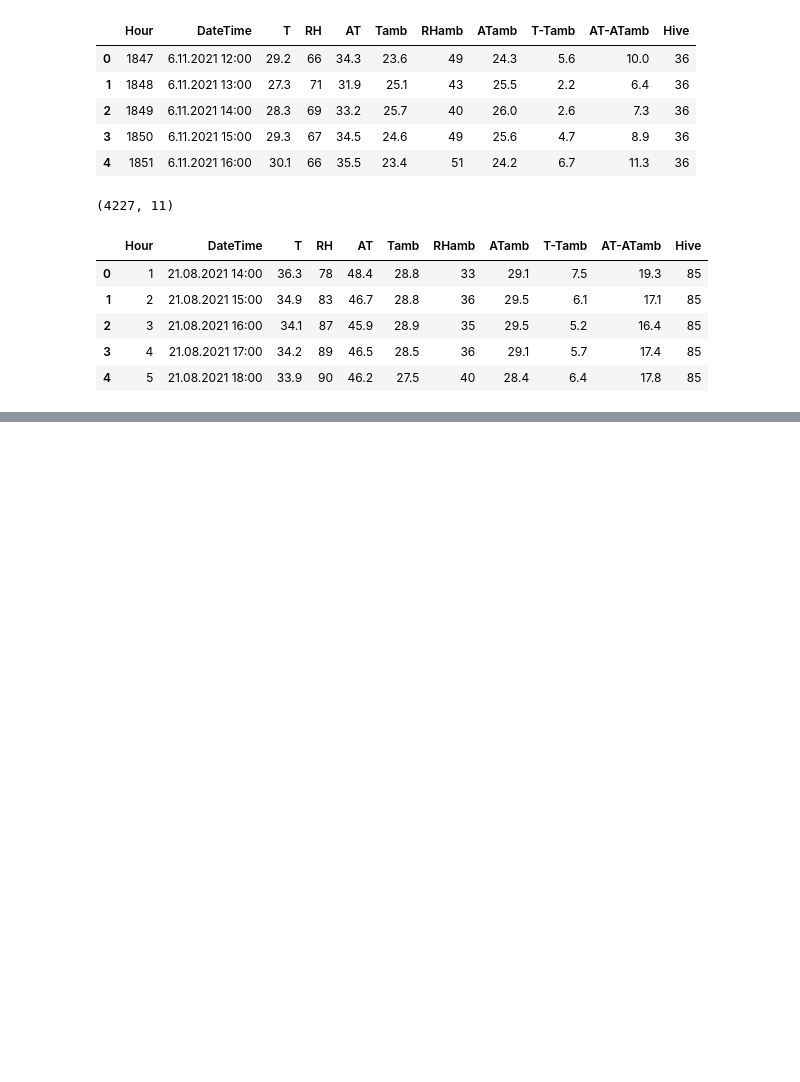
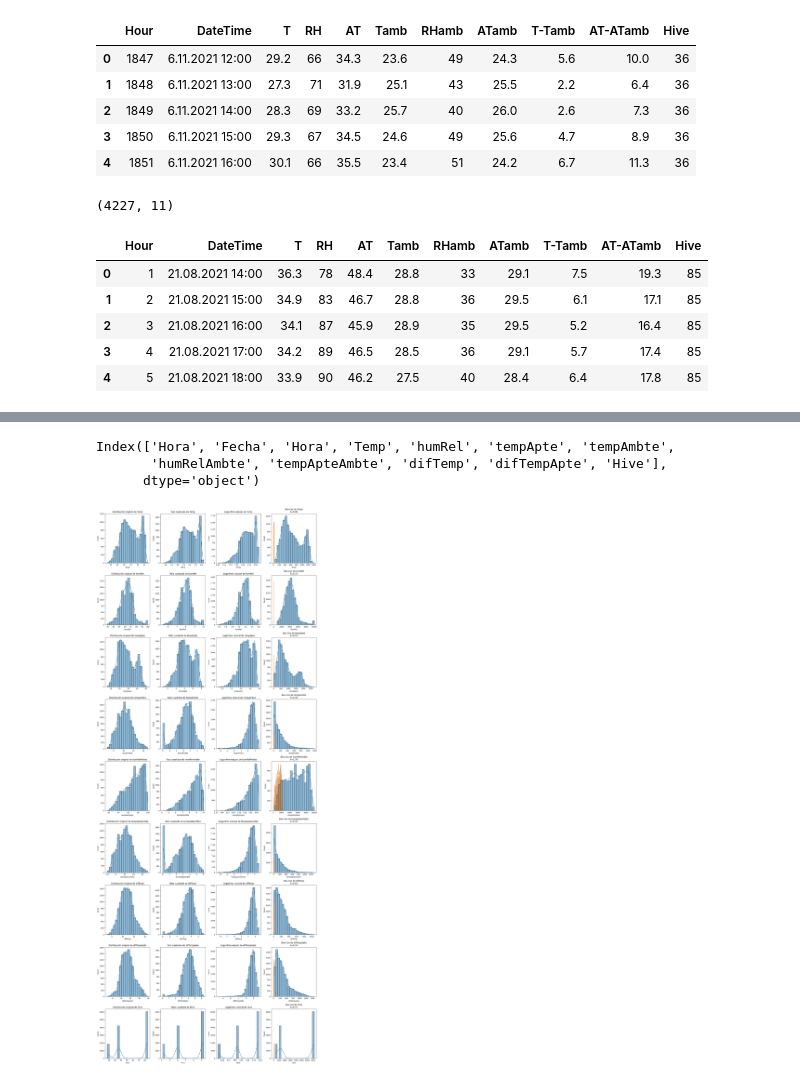
Before and after one commit to Samave02/HoneyTic-, a Jupyter notebook: Beehives/beehives.ipynb, the cells around one changed output, grey strips where cells are left out. Drawn from its saved outputs; the diff is of its cells as text; code cells hidden in the pictures; blank space fills up the shorter version.

```diff
--- a/Beehives/beehives.ipynb
+++ b/Beehives/beehives.ipynb
@@ -99,0 +87,13 @@ df_hive.head()
+# %%
+df_hive = pd.merge(df_hive17, df_hive36, how='outer').merge(df_hive85, how='outer')
+
+df_hive[['Fecha', 'Hora']] = df_hive['DateTime'].str.split(' ', expand=True)
+
+df_hive.drop('DateTime', axis=1, inplace=True)
+
+first_column = df_hive.columns[0]
+
+cols = [first_column, 'Fecha', 'Hora'] + [col for col in df_hive.columns if col not in [first_column, 'Fecha', 'Hora']]
+df_hive = df_hive[cols]
+
+df_hive.head()
@@ -106,0 +153,5 @@ Name: Hive, dtype: int64
+# %%
+df_hive = df_hive.rename(columns= {'Hour':'Hora','T':'Temp','RH':'humRel','AT':'tempApte',
+                         'Tamb':'tempAmbte','RHamb':'humRelAmbte','ATamb':'tempApteAmbte',
+                         'T-Tamb':'difTemp','AT-ATamb':'difTempApte'})
+df_hive.head()
@@ -106,0 +187,6 @@ Name: Hive, dtype: int64
+# %%
+df_hive.columns
+# %% [output]
+Index(['Hora', 'Fecha', 'Hora', 'Temp', 'humRel', 'tempApte', 'tempAmbte',
+       'humRelAmbte', 'tempApteAmbte', 'difTemp', 'difTempApte', 'Hive'],
+      dtype='object')
@@ -106,0 +204,44 @@ Name: Hive, dtype: int64
+# %%
+# Columnas numéricas de interés
+columns_of_interest = ['Temp', 'humRel', 'tempApte', 'tempAmbte','humRelAmbte', 'tempApteAmbte', 'difTemp', 'difTempApte', 'Hive']
+
+# Crear una figura con subplots para cada columna y transformación
+num_cols = len(columns_of_interest)
+fig, axs = plt.subplots(num_cols, 4, figsize=(18, 5 * num_cols))
+
+for i, col in enumerate(columns_of_interest):
+    # Datos originales
+    sns.histplot(df_hive[col], bins=20, kde=True, ax=axs[i, 0])
+    axs[i, 0].set_title(f'Distribución original de {col}')
+
+    # Raíz cuadrada
+    sqrt_data = np.sqrt(df_hive[col].clip(lower=0))  # Clip para evitar valores negativos
+    sns.histplot(sqrt_data, bins=20, kde=True, ax=axs[i, 1])
+    axs[i, 1].set_title(f'Raíz cuadrada de {col}')
+
+    # Logaritmo natural
+    log_data = np.log(df_hive[col].replace(0, np.nan).dropna())  # Manejar ceros y valores negativos
+    sns.histplot(log_data, bins=20, kde=True, ax=axs[i, 2])
+    axs[i, 2].set_title(f'Logaritmo natural de {col}')
+
+    # Potencia 2
+    power2_data = np.power(df_hive[col], 2)
+    sns.histplot(power2_data, bins=20, kde=True, ax=axs[i, 3])
+    axs[i, 3].set_title(f'Potencia 2 de {col}')
+
+    # Box-Cox
+    # Para Box-Cox, necesitamos que los datos sean estrictamente positivos
+    col_data = df_hive[col]
+    min_value = col_data.min()
+    if min_value <= 0:
+        col_data = col_data - min_value + 1  # Shift data to be positive
+
+    col_data, fitted_lambda = stats.boxcox(col_data)
+    sns.histplot(col_data, bins=20, kde=True, ax=axs[i, 3])
+    axs[i, 3].set_title(f'Box-Cox de {col}\nλ={fitted_lambda:.2f}')
+
+# Ajustar el layout
+plt.tight_layout()
+plt.show()
+# %% [output]
+[figure, added]
```
Also changed, not shown: parts of 21 cells of this notebook.
